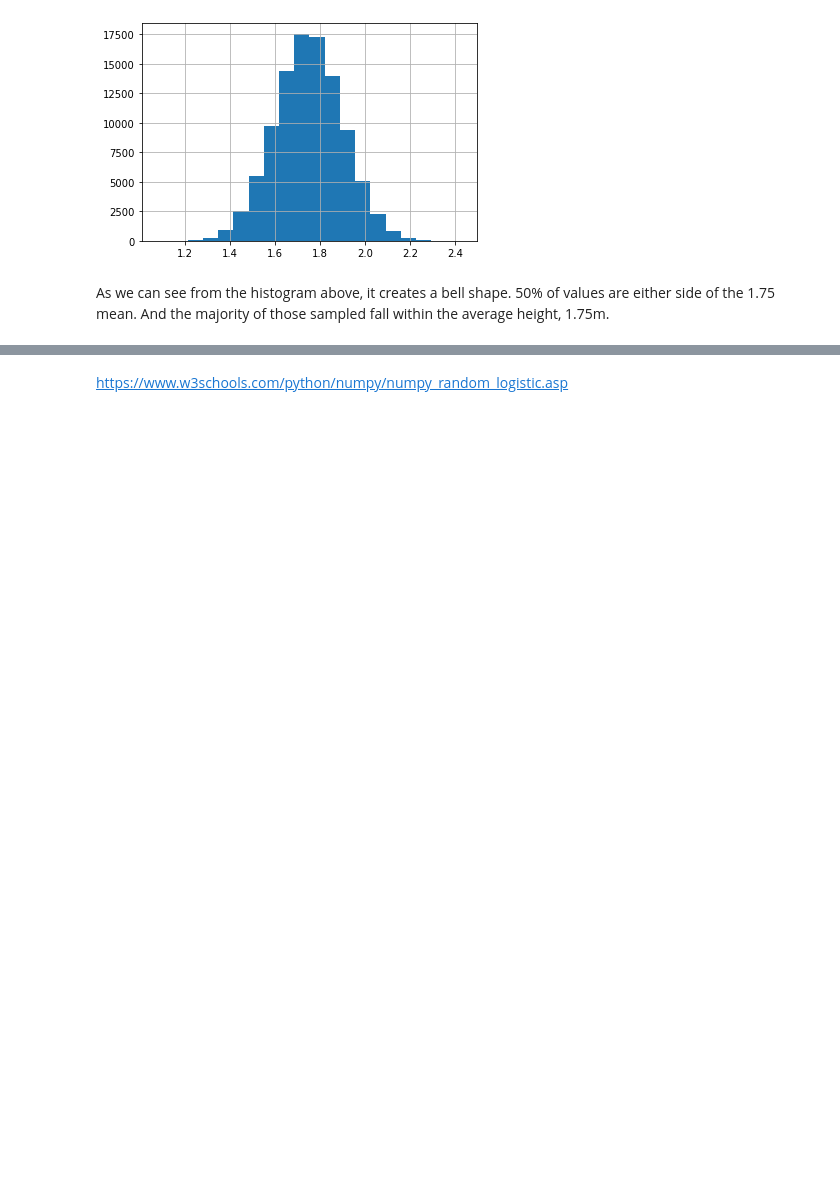
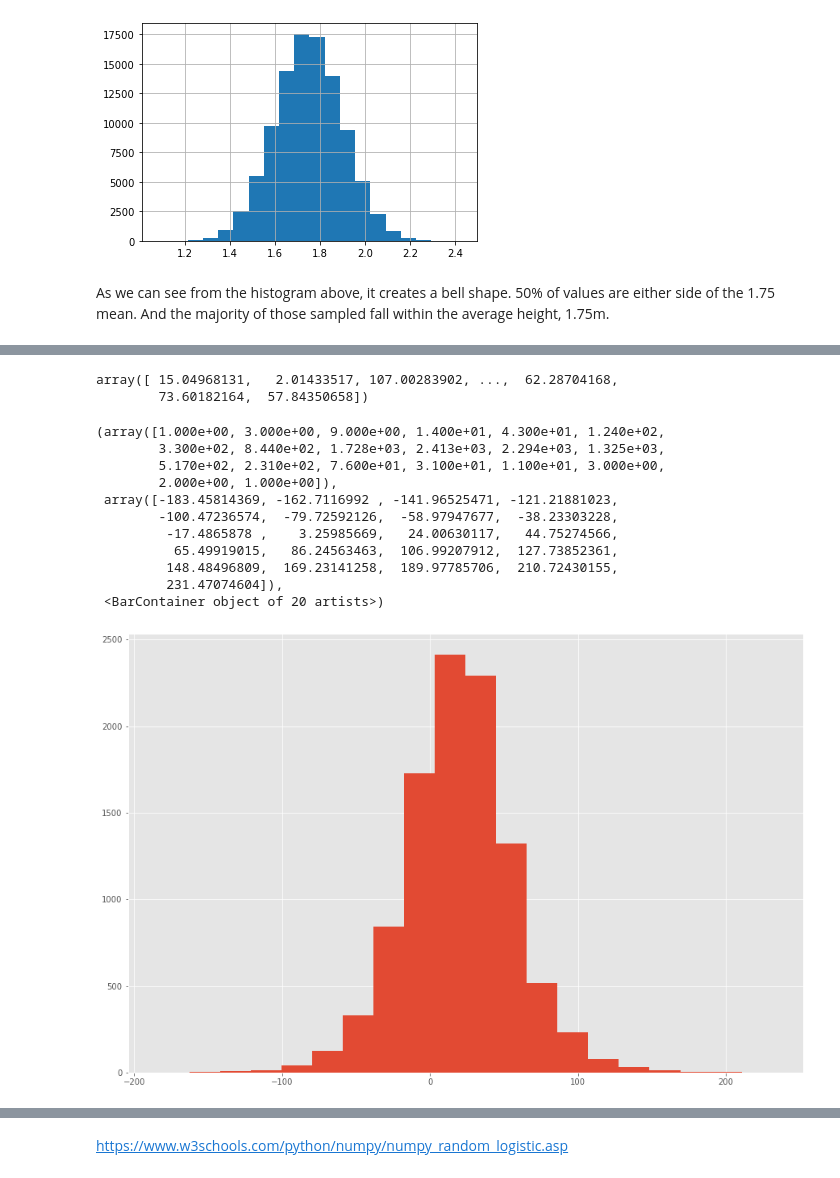
Before and after one commit to kmcd14/ProgrammingDA-assessment, a Jupyter notebook: numpy-random.ipynb, the cells around one changed output, grey strips where cells are left out. Cells and saved outputs as stored; diff of their text form; code cells hidden in the pictures; blank space fills up the shorter version.

Commit message:
logistic Distribution - code and visualisation

```diff
--- a/numpy-random.ipynb
+++ b/numpy-random.ipynb
@@ -38,6 +38,12 @@ import numpy as np
 import matplotlib.pyplot as plt
 
 import seaborn as sns
+# %%
+# Standard plot size.
+plt.rcParams['figure.figsize'] = (15, 10)
+
+# Standard colour scheme.
+plt.style.use('ggplot')
 # %% [markdown]
 ### What is numpy.random?
 https://numpy.org/doc/stable/reference/random/index.html#:~:text=Random%20sampling%20(%20numpy.-,random%20),Objects%20that%20generate%20random%20numbers.
@@ -769,0 +767,24 @@ Logistic distributiont is symmetrical, unimodal i.e. has one peak and is similar
+# %%
+# Generating a array of random numbers in the logistic distribution
+x = np.random.logistic(20, 20 ,size=10000)
+# %%
+x
+# %% [output]
+array([ 15.04968131,   2.01433517, 107.00283902, ...,  62.28704168,
+        73.60182164,  57.84350658])
+# %%
+# PLotting the array
+plt.hist(x, bins =20)
+# %% [output]
+(array([1.000e+00, 3.000e+00, 9.000e+00, 1.400e+01, 4.300e+01, 1.240e+02,
+        3.300e+02, 8.440e+02, 1.728e+03, 2.413e+03, 2.294e+03, 1.325e+03,
+        5.170e+02, 2.310e+02, 7.600e+01, 3.100e+01, 1.100e+01, 3.000e+00,
+        2.000e+00, 1.000e+00]),
+ array([-183.45814369, -162.7116992 , -141.96525471, -121.21881023,
+        -100.47236574,  -79.72592126,  -58.97947677,  -38.23303228,
+         -17.4865878 ,    3.25985669,   24.00630117,   44.75274566,
+          65.49919015,   86.24563463,  106.99207912,  127.73852361,
+         148.48496809,  169.23141258,  189.97785706,  210.72430155,
+         231.47074604]),
+ <BarContainer object of 20 artists>)
+[figure, added]
```
Also changed, not shown: parts of 6 cells of this notebook.
